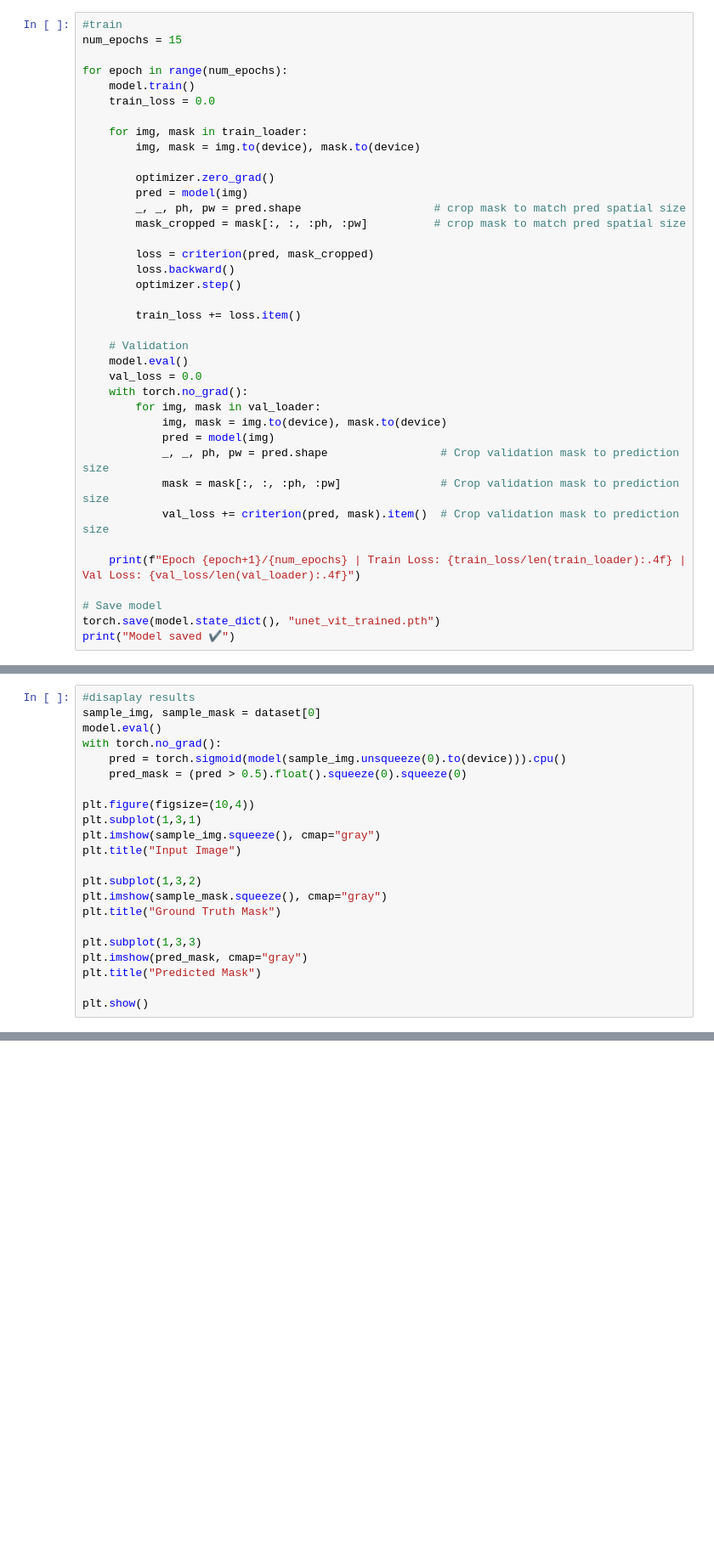
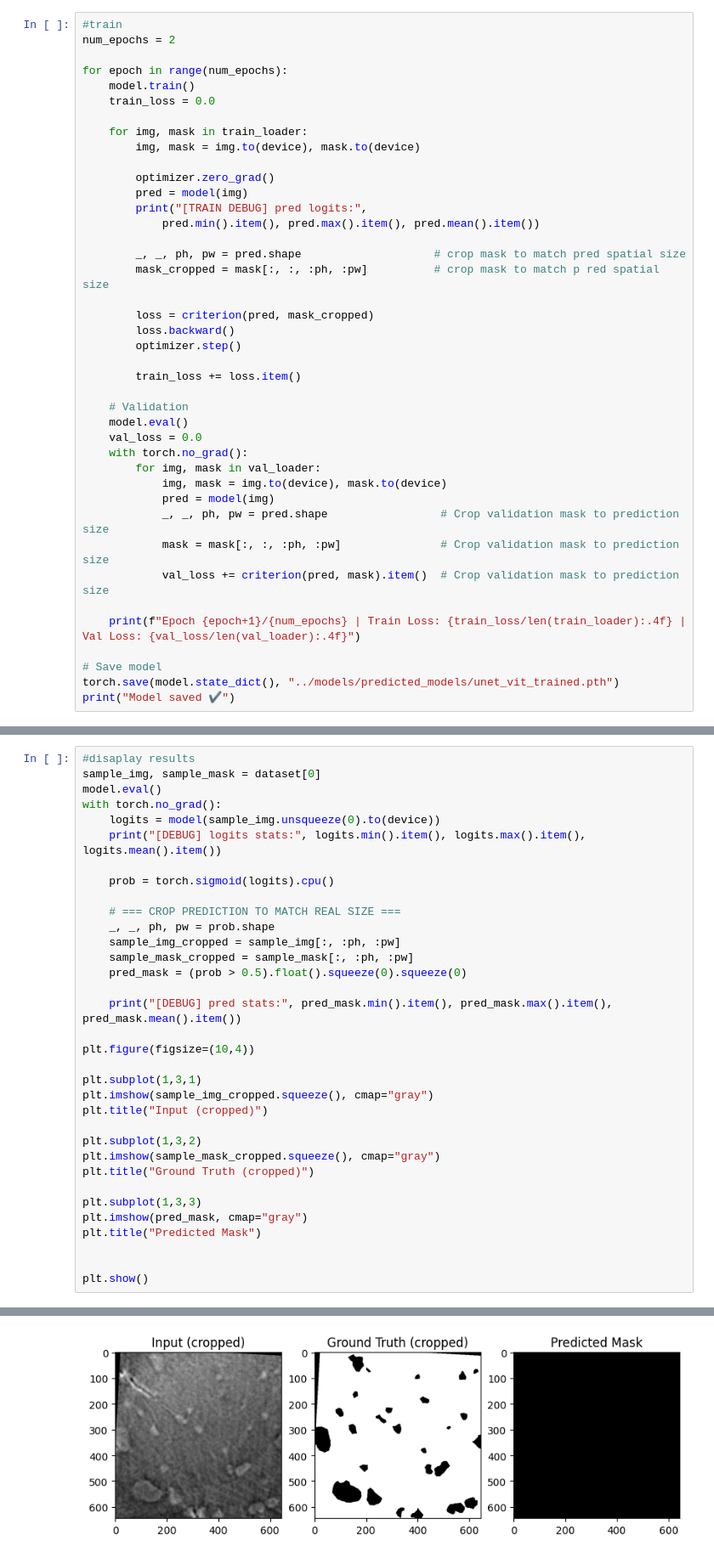
Before and after one commit to Syntoxikoo/Deep-learning-for-segmentation-of-micro-tomography-images, a Jupyter notebook: notebooks/train_unet_vit_hybrid.ipynb, the cells around one changed output, grey strips where cells are left out. Shown at 85% size. Drawn from its saved outputs; the diff is of its cells as text; blank space fills up the shorter version.

```diff
--- a/notebooks/train_unet_vit_hybrid.ipynb
+++ b/notebooks/train_unet_vit_hybrid.ipynb
@@ -115,6 +136,6 @@ optimizer = torch.optim.Adam(model.parameters(), lr=1e-4)
 # %%
 #train
-num_epochs = 15
+num_epochs = 2
 
 for epoch in range(num_epochs):
     model.train()
@@ -125,8 +146,11 @@ for epoch in range(num_epochs):
 
         optimizer.zero_grad()
         pred = model(img)
+        print("[TRAIN DEBUG] pred logits:",
+            pred.min().item(), pred.max().item(), pred.mean().item())
+
         _, _, ph, pw = pred.shape                    # crop mask to match pred spatial size
-        mask_cropped = mask[:, :, :ph, :pw]          # crop mask to match pred spatial size
+        mask_cropped = mask[:, :, :ph, :pw]          # crop mask to match p red spatial size
 
         loss = criterion(pred, mask_cropped)
         loss.backward()
@@ -148,5 +172,5 @@ for epoch in range(num_epochs):
     print(f"Epoch {epoch+1}/{num_epochs} | Train Loss: {train_loss/len(train_loader):.4f} | Val Loss: {val_loss/len(val_loader):.4f}")
 
 # Save model
-torch.save(model.state_dict(), "unet_vit_trained.pth")
+torch.save(model.state_dict(), "../models/predicted_models/unet_vit_trained.pth")
 print("Model saved ✔")
@@ -174,20 +234,33 @@ print("Predictions saved ✔")
 sample_img, sample_mask = dataset[0]
 model.eval()
 with torch.no_grad():
-    pred = torch.sigmoid(model(sample_img.unsqueeze(0).to(device))).cpu()
-    pred_mask = (pred > 0.5).float().squeeze(0).squeeze(0)
+    logits = model(sample_img.unsqueeze(0).to(device))
+    print("[DEBUG] logits stats:", logits.min().item(), logits.max().item(), logits.mean().item())
+
+    prob = torch.sigmoid(logits).cpu()
+
+    # === CROP PREDICTION TO MATCH REAL SIZE ===
+    _, _, ph, pw = prob.shape
+    sample_img_cropped = sample_img[:, :ph, :pw]
+    sample_mask_cropped = sample_mask[:, :ph, :pw]
+    pred_mask = (prob > 0.5).float().squeeze(0).squeeze(0)
+
+    print("[DEBUG] pred stats:", pred_mask.min().item(), pred_mask.max().item(), pred_mask.mean().item())
 
 plt.figure(figsize=(10,4))
+
 plt.subplot(1,3,1)
-plt.imshow(sample_img.squeeze(), cmap="gray")
-plt.title("Input Image")
+plt.imshow(sample_img_cropped.squeeze(), cmap="gray")
+plt.title("Input (cropped)")
 
 plt.subplot(1,3,2)
-plt.imshow(sample_mask.squeeze(), cmap="gray")
-plt.title("Ground Truth Mask")
+plt.imshow(sample_mask_cropped.squeeze(), cmap="gray")
+plt.title("Ground Truth (cropped)")
 
 plt.subplot(1,3,3)
 plt.imshow(pred_mask, cmap="gray")
 plt.title("Predicted Mask")
 
+
 plt.show()
+# %% [output]
@@ -194,2 +281,3 @@ plt.show()
+[figure, added]
 # %%
 import torch
```
Also changed, not shown: parts of 10 cells of this notebook, 4 other files.
